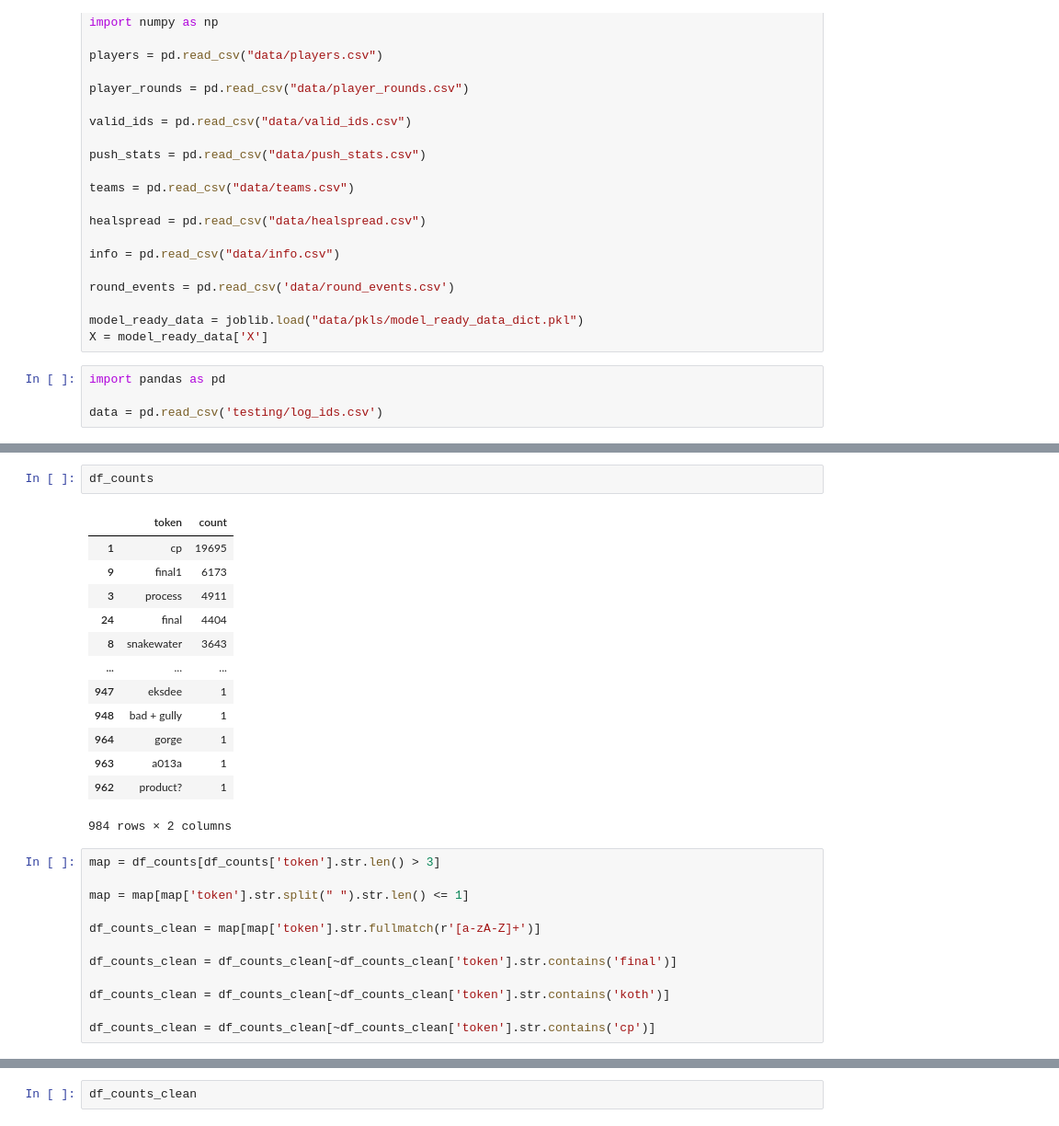
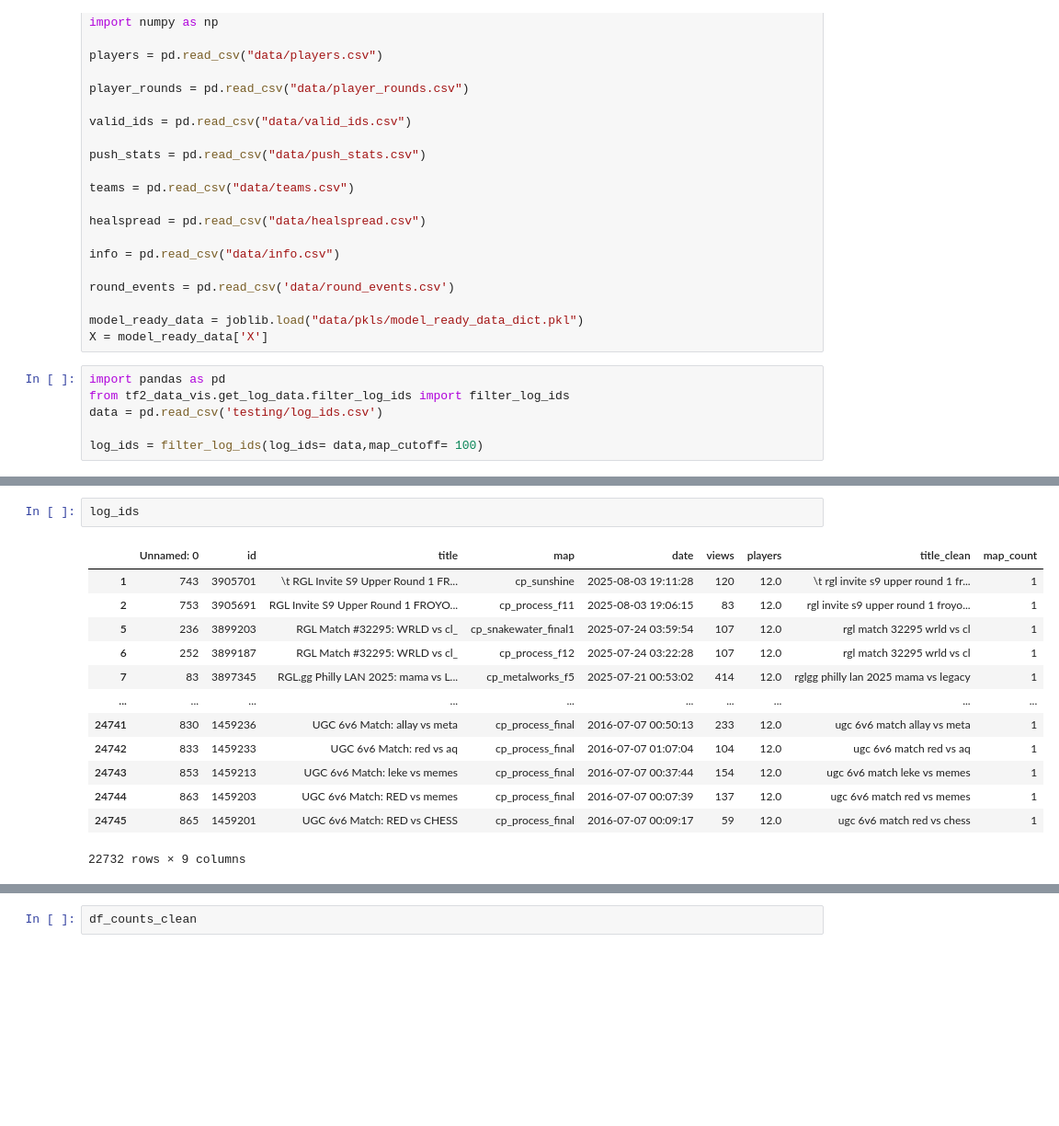
Before and after one commit to ebtrout/tf2_data_vis, a Jupyter notebook: datasets for vis.ipynb, the cells around one changed output, grey strips where cells are left out. Shown at 92% size. Saved outputs shown, nothing was run; the diff lists cells and outputs as text; blank space fills up the shorter version.

```diff
--- a/datasets for vis.ipynb
+++ b/datasets for vis.ipynb
@@ -24,5 +24,7 @@ model_ready_data = joblib.load("data/pkls/model_ready_data_dict.pkl")
 X = model_ready_data['X']
 # %%
 import pandas as pd
+from tf2_data_vis.get_log_data.filter_log_ids import filter_log_ids
+data = pd.read_csv('testing/log_ids.csv')
 
-data = pd.read_csv('testing/log_ids.csv')
+log_ids = filter_log_ids(log_ids= data,map_cutoff= 100)
@@ -81,28 +31,16 @@ df_counts = df_counts.sort_values(by="count", ascending=False)
-# %%
-df_counts
-# %% [output]
-|  | token | count |
-| 1 | cp | 19695 |
-| 9 | final1 | 6173 |
-| 3 | process | 4911 |
-| 24 | final | 4404 |
-| 8 | snakewater | 3643 |
-| ... | ... | ... |
-| 947 | eksdee | 1 |
-| 948 | bad + gully | 1 |
-| 964 | gorge | 1 |
-| 963 | a013a | 1 |
-| 962 | product? | 1 |
-984 rows × 2 columns
-# %%
-map = df_counts[df_counts['token'].str.len() > 3]
-
-map = map[map['token'].str.split(" ").str.len() <= 1]
-
-df_counts_clean = map[map['token'].str.fullmatch(r'[a-zA-Z]+')]
-
-df_counts_clean = df_counts_clean[~df_counts_clean['token'].str.contains('final')]
-
-df_counts_clean = df_counts_clean[~df_counts_clean['token'].str.contains('koth')]
-
-df_counts_clean = df_counts_clean[~df_counts_clean['token'].str.contains('cp')]
+# %%
+log_ids
+# %% [output]
+|  | Unnamed: 0 | id | title | map | date | views | players | title_clean | map_count |
+| 1 | 743 | 3905701 | \t RGL Invite S9 Upper Round 1 FR... | cp_sunshine | 2025-08-03 19:11:28 | 120 | 12.0 | \t rgl invite s9 upper round 1 fr... | 1 |
+| 2 | 753 | 3905691 | RGL Invite S9 Upper Round 1 FROYO... | cp_process_f11 | 2025-08-03 19:06:15 | 83 | 12.0 | rgl invite s9 upper round 1 froyo... | 1 |
+| 5 | 236 | 3899203 | RGL Match #32295: WRLD vs cl_ | cp_snakewater_final1 | 2025-07-24 03:59:54 | 107 | 12.0 | rgl match 32295 wrld vs cl | 1 |
+| 6 | 252 | 3899187 | RGL Match #32295: WRLD vs cl_ | cp_process_f12 | 2025-07-24 03:22:28 | 107 | 12.0 | rgl match 32295 wrld vs cl | 1 |
+| 7 | 83 | 3897345 | RGL.gg Philly LAN 2025: mama vs L... | cp_metalworks_f5 | 2025-07-21 00:53:02 | 414 | 12.0 | rglgg philly lan 2025 mama vs legacy | 1 |
+| ... | ... | ... | ... | ... | ... | ... | ... | ... | ... |
+| 24741 | 830 | 1459236 | UGC 6v6 Match: allay vs meta | cp_process_final | 2016-07-07 00:50:13 | 233 | 12.0 | ugc 6v6 match allay vs meta | 1 |
+| 24742 | 833 | 1459233 | UGC 6v6 Match: red vs aq | cp_process_final | 2016-07-07 01:07:04 | 104 | 12.0 | ugc 6v6 match red vs aq | 1 |
+| 24743 | 853 | 1459213 | UGC 6v6 Match: leke vs memes | cp_process_final | 2016-07-07 00:37:44 | 154 | 12.0 | ugc 6v6 match leke vs memes | 1 |
+| 24744 | 863 | 1459203 | UGC 6v6 Match: RED vs memes | cp_process_final | 2016-07-07 00:07:39 | 137 | 12.0 | ugc 6v6 match red vs memes | 1 |
+| 24745 | 865 | 1459201 | UGC 6v6 Match: RED vs CHESS | cp_process_final | 2016-07-07 00:09:17 | 59 | 12.0 | ugc 6v6 match red vs chess | 1 |
+22732 rows × 9 columns
```
Also changed, not shown: parts of 10 cells of this notebook, 9 other files.
